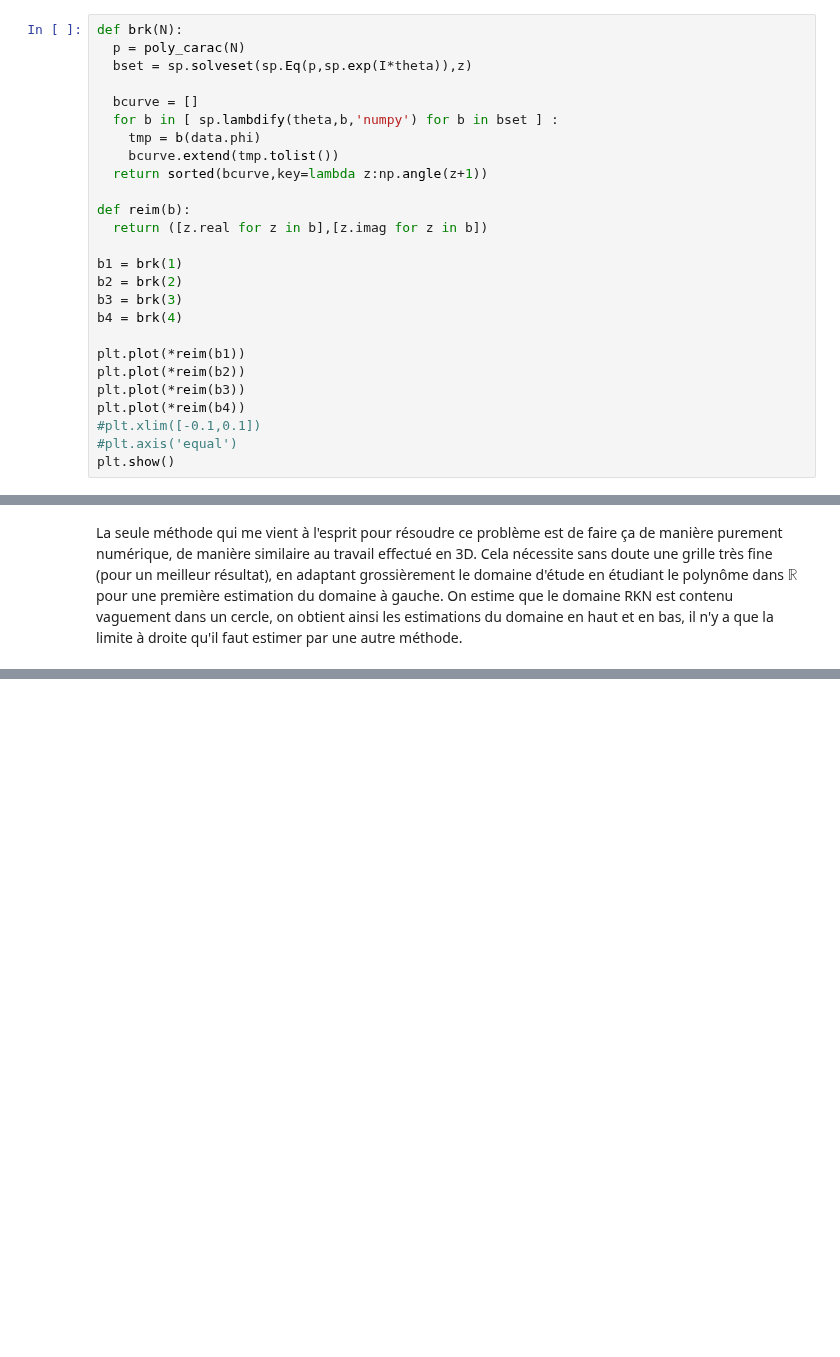
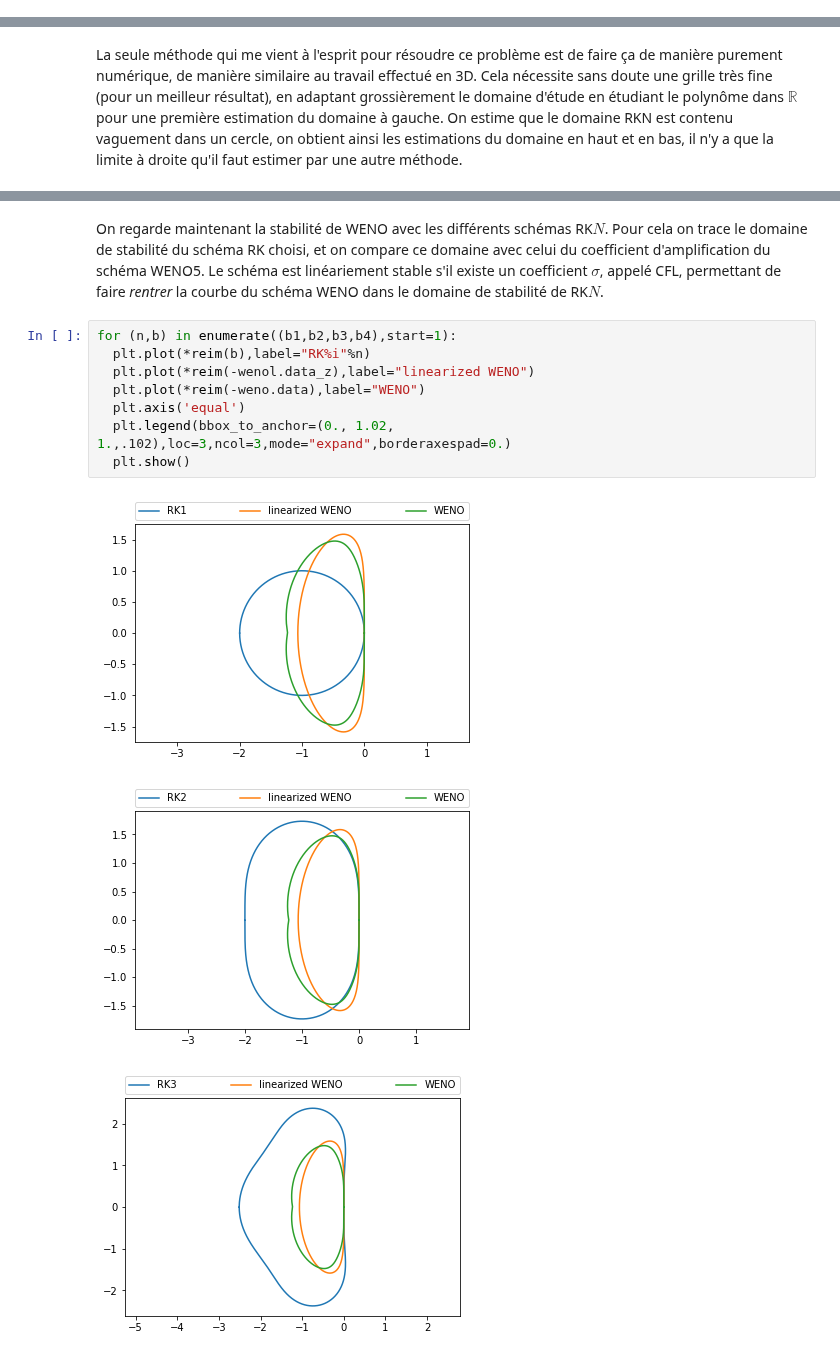
Before and after one commit to kivvix/miMaS, a Jupyter notebook: cfl_weno/cfl.ipynb, the cells around one changed output, grey strips where cells are left out. Drawn from its saved outputs; the diff is of its cells as text; blank space fills up the shorter version.

```diff
--- a/cfl_weno/cfl.ipynb
+++ b/cfl_weno/cfl.ipynb
@@ -359,26 +370,0 @@ On arrive *enfin* à tout tracer en une seule fois. On modifie la fonction pour
-# %%
-def brk(N):
-  p = poly_carac(N)
-  bset = sp.solveset(sp.Eq(p,sp.exp(I*theta)),z)
-
-  bcurve = []
-  for b in [ sp.lambdify(theta,b,'numpy') for b in bset ] :
-    tmp = b(data.phi)
-    bcurve.extend(tmp.tolist())
-  return sorted(bcurve,key=lambda z:np.angle(z+1))
-
-def reim(b):
-  return ([z.real for z in b],[z.imag for z in b])
-
-b1 = brk(1)
-b2 = brk(2)
-b3 = brk(3)
-b4 = brk(4)
-
-plt.plot(*reim(b1))
-plt.plot(*reim(b2))
-plt.plot(*reim(b3))
-plt.plot(*reim(b4))
-#plt.xlim([-0.1,0.1])
-#plt.axis('equal')
-plt.show()
@@ -759,0 +393,14 @@ $$\frac{\sqrt{2} e^{- \frac{\left(- f_{j} + x\right)^{2}}{2 \sigma^{2}}}}{2 \sqr
+# %% [markdown]
+On regarde maintenant la stabilité de WENO avec les différents schémas RK$N$. Pour cela on trace le domaine de stabilité du schéma RK choisi, et on compare ce domaine avec celui du coefficient d'amplification du schéma WENO5. Le schéma est linéariement stable s'il existe un coefficient $\sigma$, appelé CFL, permettant de faire *rentrer* la courbe du schéma WENO dans le domaine de stabilité de RK$N$.
+# %%
+for (n,b) in enumerate((b1,b2,b3,b4),start=1):
+  plt.plot(*reim(b),label="RK%i"%n)
+  plt.plot(*reim(-wenol.data_z),label="linearized WENO")
+  plt.plot(*reim(-weno.data),label="WENO")
+  plt.axis('equal')
+  plt.legend(bbox_to_anchor=(0., 1.02, 1.,.102),loc=3,ncol=3,mode="expand",borderaxespad=0.)
+  plt.show()
+# %% [output]
+[figure, added]
+[figure, added]
+[figure, added]
```
Also changed, not shown: parts of 105 cells of this notebook.
